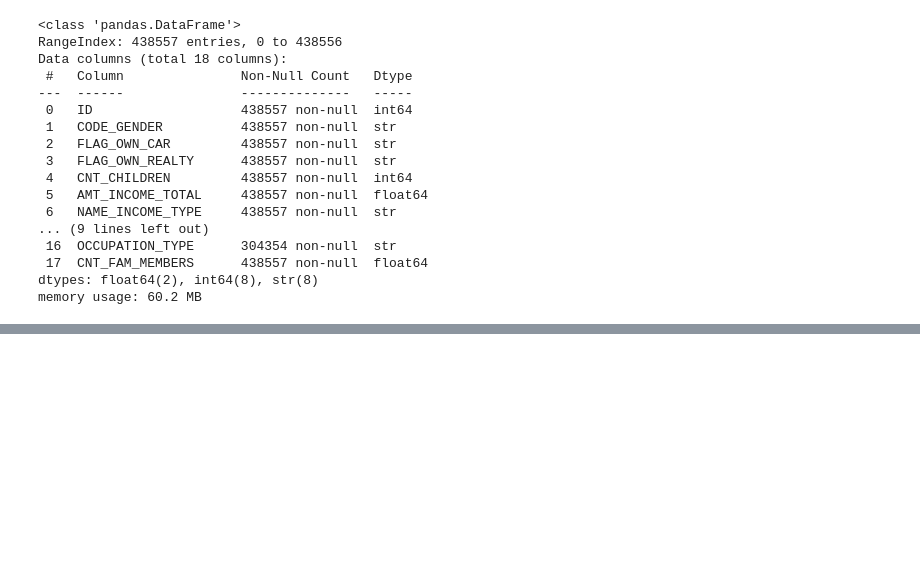
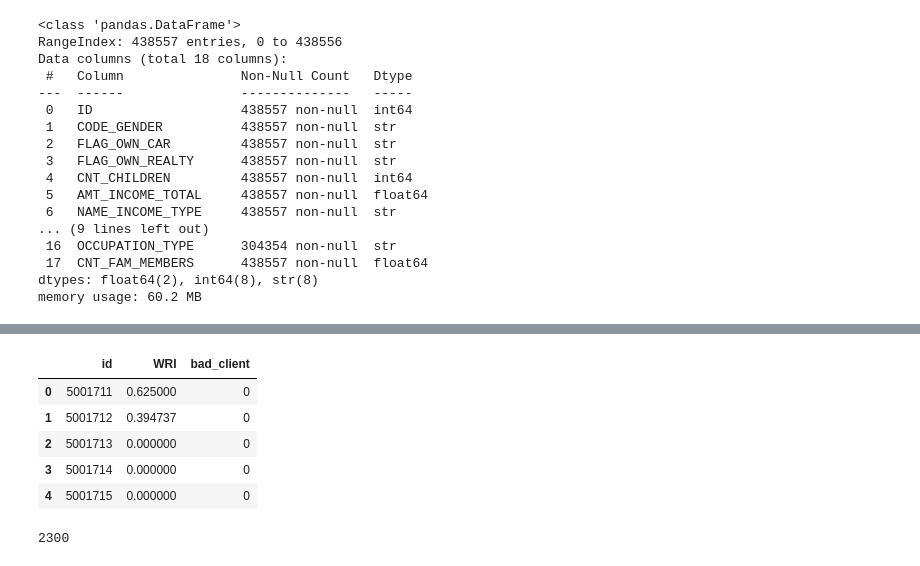
Before and after one commit to MarioCanudas/Credo, a Jupyter notebook: ml_engine/training/data_cleaning.ipynb, the cells around one changed output, grey strips where cells are left out. Drawn from its saved outputs; the diff is of its cells as text; code cells hidden in the pictures; blank space fills up the shorter version.

```diff
--- a/ml_engine/training/data_cleaning.ipynb
+++ b/ml_engine/training/data_cleaning.ipynb
@@ -25,0 +312,3 @@ memory usage: 60.2 MB
+# %%
+credit_record: pd.DataFrame = pd.read_csv('data/raw/credit_record.csv')
+credit_record.info()
@@ -25,0 +342,24 @@ memory usage: 60.2 MB
+# %%
+status_score = {
+    'X' : 0,
+    'C' : 0,
+    '0' : 1,
+    '1' : 5,
+    '2' : 15,
+    '3' : 50,
+    '4' : 50,
+    '5' : 50
+}
+# %%
+def weighted_risk_index(group) -> float:
+    months = len(group)
+    last_month = group['MONTHS_BALANCE'].min()
+
+    group['status_score'] = group['STATUS'].map(lambda x: status_score[x])
+    group['month_weight'] = 0.5 + ((group['MONTHS_BALANCE'] - last_month) / (-1 * last_month))
+
+    return (group['status_score'] * group['month_weight']).sum() / months
+
+test = credit_record.groupby('ID').apply(weighted_risk_index).reset_index()
+test.columns = ['ID', 'WRI']
+test.head()
@@ -25,0 +373,15 @@ memory usage: 60.2 MB
+# %%
+q95 = test['WRI'].quantile(0.95)
+test['bad_client'] = test['WRI'].apply(lambda x: 1 if x >= q95 else 0)
+test.head()
+# %% [output]
+|  | id | WRI | bad_client |
+| 0 | 5001711 | 0.625000 | 0 |
+| 1 | 5001712 | 0.394737 | 0 |
+| 2 | 5001713 | 0.000000 | 0 |
+| 3 | 5001714 | 0.000000 | 0 |
+| 4 | 5001715 | 0.000000 | 0 |
+# %%
+len(test[test['bad_client'] == 1])
+# %% [output]
+2300
```
Also changed, not shown: parts of 41 cells of this notebook, 1 other file.
